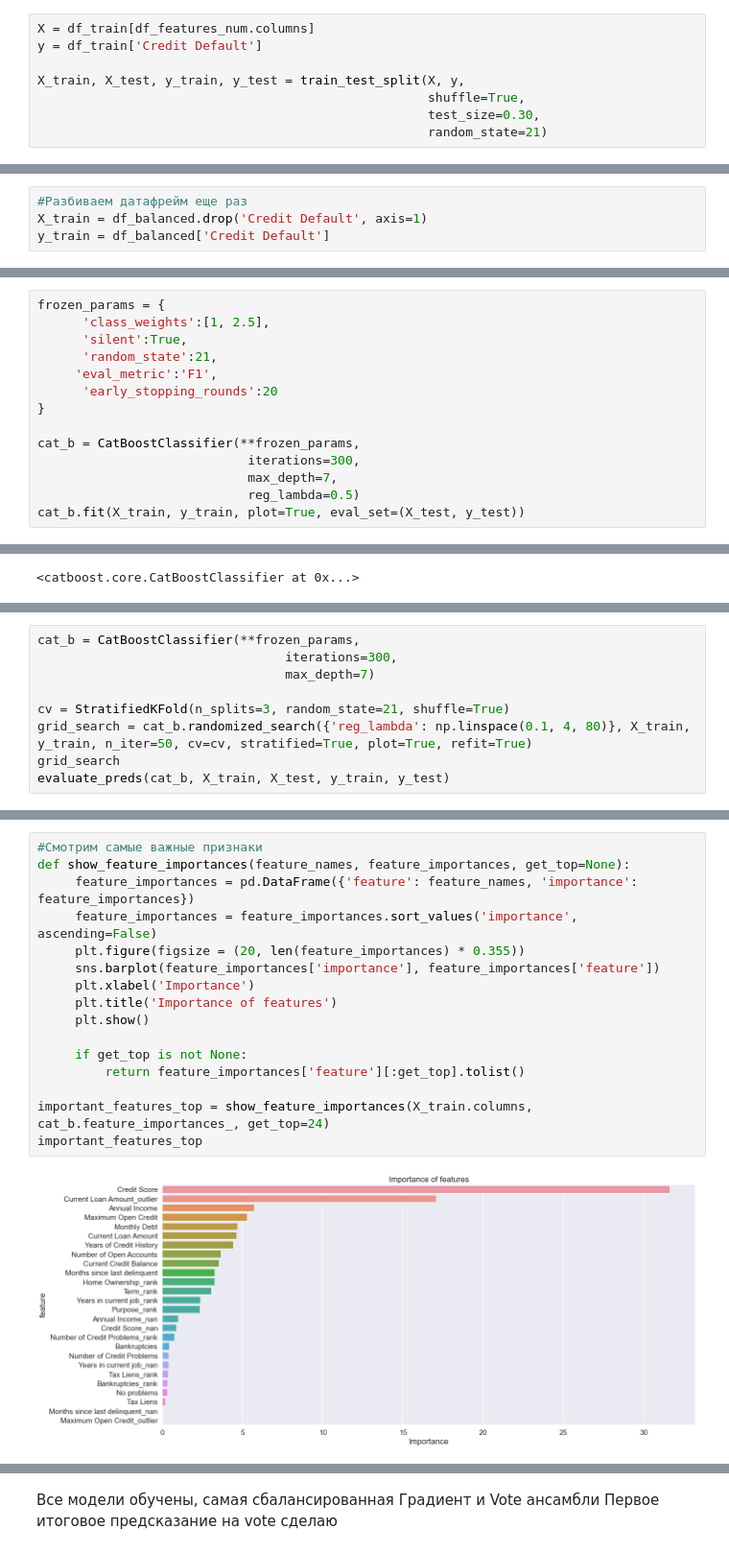
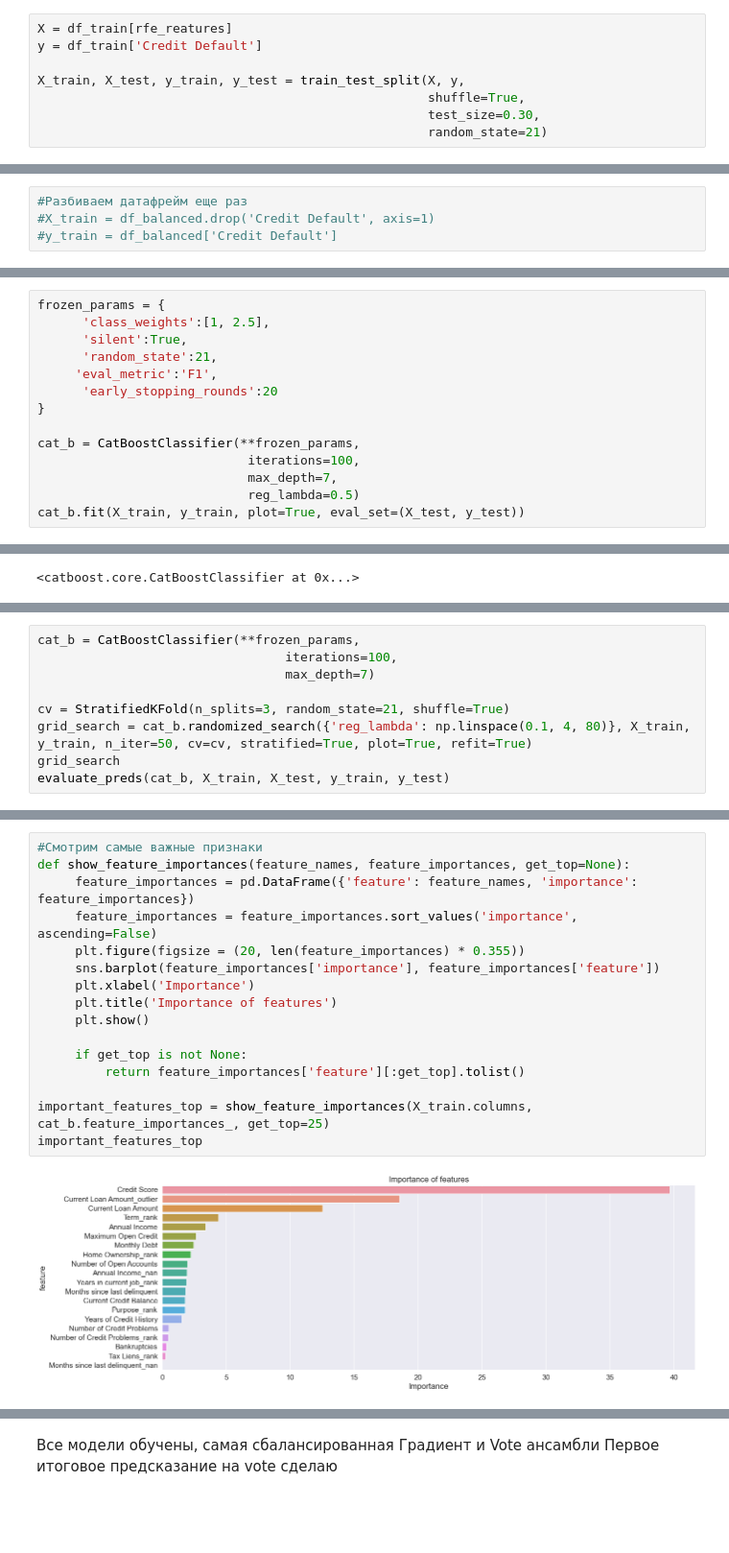
Before and after one commit to NickHlzv/Numpy-Pandas-Scikit, a Jupyter notebook: CourseP2/NHalzev_solution.ipynb, the cells around one changed output, grey strips where cells are left out. Shown at 96% size. Cells and saved outputs as stored; diff of their text form; blank space fills up the shorter version.

```diff
--- a/CourseP2/NHalzev_solution.ipynb
+++ b/CourseP2/NHalzev_solution.ipynb
@@ -956,5 +1057,5 @@ memory usage: 1.5 MB
 # %%
-X = df_train[df_features_num.columns]
+X = df_train[rfe_reatures]
 y = df_train['Credit Default']
 
 X_train, X_test, y_train, y_test = train_test_split(X, y,
@@ -1015,7 +1106,7 @@ Name: Credit Default, dtype: int64
 # %%
 #Разбиваем датафрейм еще раз
-X_train = df_balanced.drop('Credit Default', axis=1)
-y_train = df_balanced['Credit Default']
+#X_train = df_balanced.drop('Credit Default', axis=1)
+#y_train = df_balanced['Credit Default']
 # %%
 #Смотрим результат
 disbalance = y_train.value_counts()[0] / y_train.value_counts()[1]
@@ -1032,7 +1123,7 @@ frozen_params = {
 }
 
 cat_b = CatBoostClassifier(**frozen_params,
-                            iterations=300,
+                            iterations=100,
                             max_depth=7,
                             reg_lambda=0.5)
 cat_b.fit(X_train, y_train, plot=True, eval_set=(X_test, y_test))
@@ -1075,6 +1166,6 @@ Credit Default
 # %%
 cat_b = CatBoostClassifier(**frozen_params,
-                                 iterations=300,
+                                 iterations=100,
                                  max_depth=7)
 
 cv = StratifiedKFold(n_splits=3, random_state=21, shuffle=True)
@@ -1137,20 +1228,20 @@ show_learning_curve_plot(cat_b, X, y)
 # %%
 #Смотрим самые важные признаки
 def show_feature_importances(feature_names, feature_importances, get_top=None):
      feature_importances = pd.DataFrame({'feature': feature_names, 'importance': feature_importances})
      feature_importances = feature_importances.sort_values('importance', ascending=False)
      plt.figure(figsize = (20, len(feature_importances) * 0.355))
      sns.barplot(feature_importances['importance'], feature_importances['feature'])
      plt.xlabel('Importance')
      plt.title('Importance of features')
      plt.show()
 
      if get_top is not None:
          return feature_importances['feature'][:get_top].tolist()
 
-important_features_top = show_feature_importances(X_train.columns, cat_b.feature_importances_, get_top=24)
+important_features_top = show_feature_importances(X_train.columns, cat_b.feature_importances_, get_top=25)
 important_features_top
 # %% [output]
-[figure, old version]
+[figure, new version]
 ['Credit Score',
  'Current Loan Amount_outlier',
```
Also changed, not shown: parts of 45 cells of this notebook, 2 other files.
